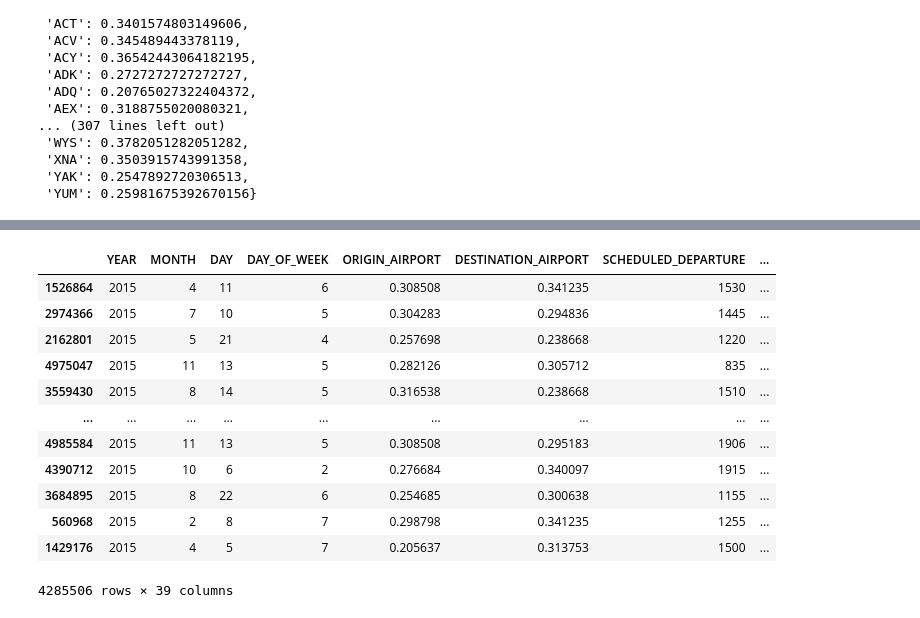
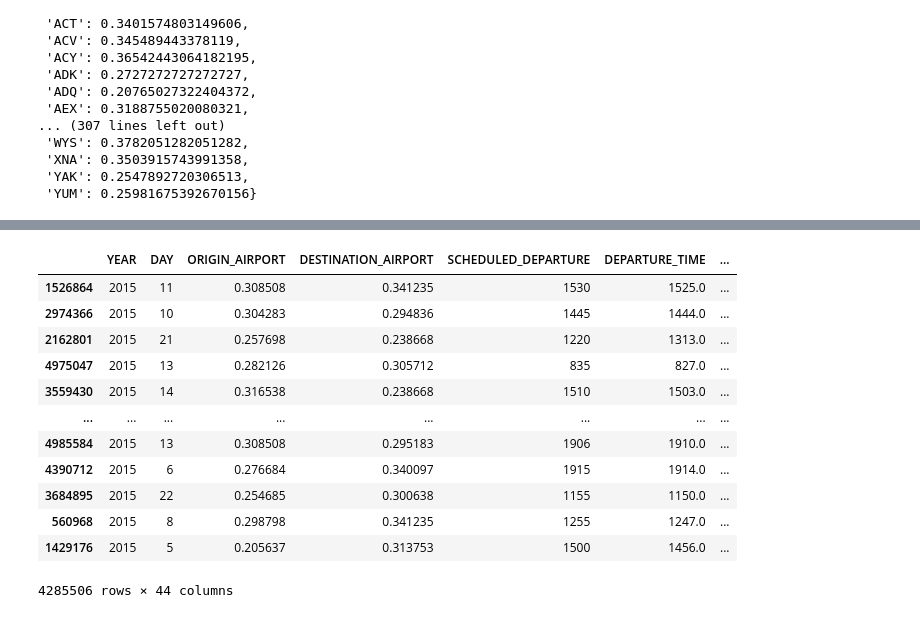
Before and after one commit to bchaithanyasai/PredictLateArrivalsPaper, a Jupyter notebook: Models.ipynb, the cells around one changed output, grey strips where cells are left out. Saved outputs shown, nothing was run; the diff lists cells and outputs as text; code cells hidden in the pictures.

```diff
--- a/Models.ipynb
+++ b/Models.ipynb
@@ -578,5 +584,5 @@ data
 # %%
 X=X.join(data)
-X.drop(["AIRLINE"],axis=1,inplace=True)
+X.drop(['AIRLINE','DAY_OF_WEEK','MONTH'],axis=1,inplace=True)
 X
 # %% [output]
@@ -597,6 +603,6 @@ X
 from sklearn.model_selection import train_test_split
 X_train,X_test,Y_train,Y_test=train_test_split(X,y,test_size=0.25,random_state=27)
 # %%
-df=X_train.join(Y_train)
-df
+data=X_train.join(Y_train)
+data
 # %% [output]
@@ -616,5 +622,5 @@ df
 # %%
-ori_airport_means=df.groupby('ORIGIN_AIRPORT')['OUTCOME'].mean()
+ori_airport_means=data.groupby('ORIGIN_AIRPORT')['OUTCOME'].mean()
 ori_airport_means
 # %% [output]
 ORIGIN_AIRPORT
@@ -652,7 +658,7 @@ ori_di
  'YAK': 0.1891385767790262,
  'YUM': 0.22889182058047494}
 # %%
-des_airport_means=df.groupby('DESTINATION_AIRPORT')['OUTCOME'].mean()
+des_airport_means=data.groupby('DESTINATION_AIRPORT')['OUTCOME'].mean()
 des_airport_means
 # %% [output]
 DESTINATION_AIRPORT
@@ -710,18 +706,18 @@ df
 # %%
-df['ORIGIN_AIRPORT']=df['ORIGIN_AIRPORT'].map(ori_di)
-df['DESTINATION_AIRPORT']=df['DESTINATION_AIRPORT'].map(des_di)
-df
+data['ORIGIN_AIRPORT']=data['ORIGIN_AIRPORT'].map(ori_di)
+data['DESTINATION_AIRPORT']=data['DESTINATION_AIRPORT'].map(des_di)
+data
 # %% [output]
-|  | YEAR | MONTH | DAY | DAY_OF_WEEK | ORIGIN_AIRPORT | DESTINATION_AIRPORT | SCHEDULED_DEPARTURE | ... |
-| 1526864 | 2015 | 4 | 11 | 6 | 0.308508 | 0.341235 | 1530 | ... |
-| 2974366 | 2015 | 7 | 10 | 5 | 0.304283 | 0.294836 | 1445 | ... |
-| 2162801 | 2015 | 5 | 21 | 4 | 0.257698 | 0.238668 | 1220 | ... |
-| 4975047 | 2015 | 11 | 13 | 5 | 0.282126 | 0.305712 | 835 | ... |
-| 3559430 | 2015 | 8 | 14 | 5 | 0.316538 | 0.238668 | 1510 | ... |
-| ... | ... | ... | ... | ... | ... | ... | ... | ... |
-| 4985584 | 2015 | 11 | 13 | 5 | 0.308508 | 0.295183 | 1906 | ... |
-| 4390712 | 2015 | 10 | 6 | 2 | 0.276684 | 0.340097 | 1915 | ... |
-| 3684895 | 2015 | 8 | 22 | 6 | 0.254685 | 0.300638 | 1155 | ... |
-| 560968 | 2015 | 2 | 8 | 7 | 0.298798 | 0.341235 | 1255 | ... |
-| 1429176 | 2015 | 4 | 5 | 7 | 0.205637 | 0.313753 | 1500 | ... |
+|  | YEAR | DAY | ORIGIN_AIRPORT | DESTINATION_AIRPORT | SCHEDULED_DEPARTURE | DEPARTURE_TIME | ... |
+| 1526864 | 2015 | 11 | 0.308508 | 0.341235 | 1530 | 1525.0 | ... |
+| 2974366 | 2015 | 10 | 0.304283 | 0.294836 | 1445 | 1444.0 | ... |
+| 2162801 | 2015 | 21 | 0.257698 | 0.238668 | 1220 | 1313.0 | ... |
+| 4975047 | 2015 | 13 | 0.282126 | 0.305712 | 835 | 827.0 | ... |
+| 3559430 | 2015 | 14 | 0.316538 | 0.238668 | 1510 | 1503.0 | ... |
+| ... | ... | ... | ... | ... | ... | ... | ... |
+| 4985584 | 2015 | 13 | 0.308508 | 0.295183 | 1906 | 1910.0 | ... |
+| 4390712 | 2015 | 6 | 0.276684 | 0.340097 | 1915 | 1914.0 | ... |
+| 3684895 | 2015 | 22 | 0.254685 | 0.300638 | 1155 | 1150.0 | ... |
+| 560968 | 2015 | 8 | 0.298798 | 0.341235 | 1255 | 1247.0 | ... |
+| 1429176 | 2015 | 5 | 0.205637 | 0.313753 | 1500 | 1456.0 | ... |
-4285506 rows × 39 columns
+4285506 rows × 44 columns
```
Also changed, not shown: parts of 53 cells of this notebook.
